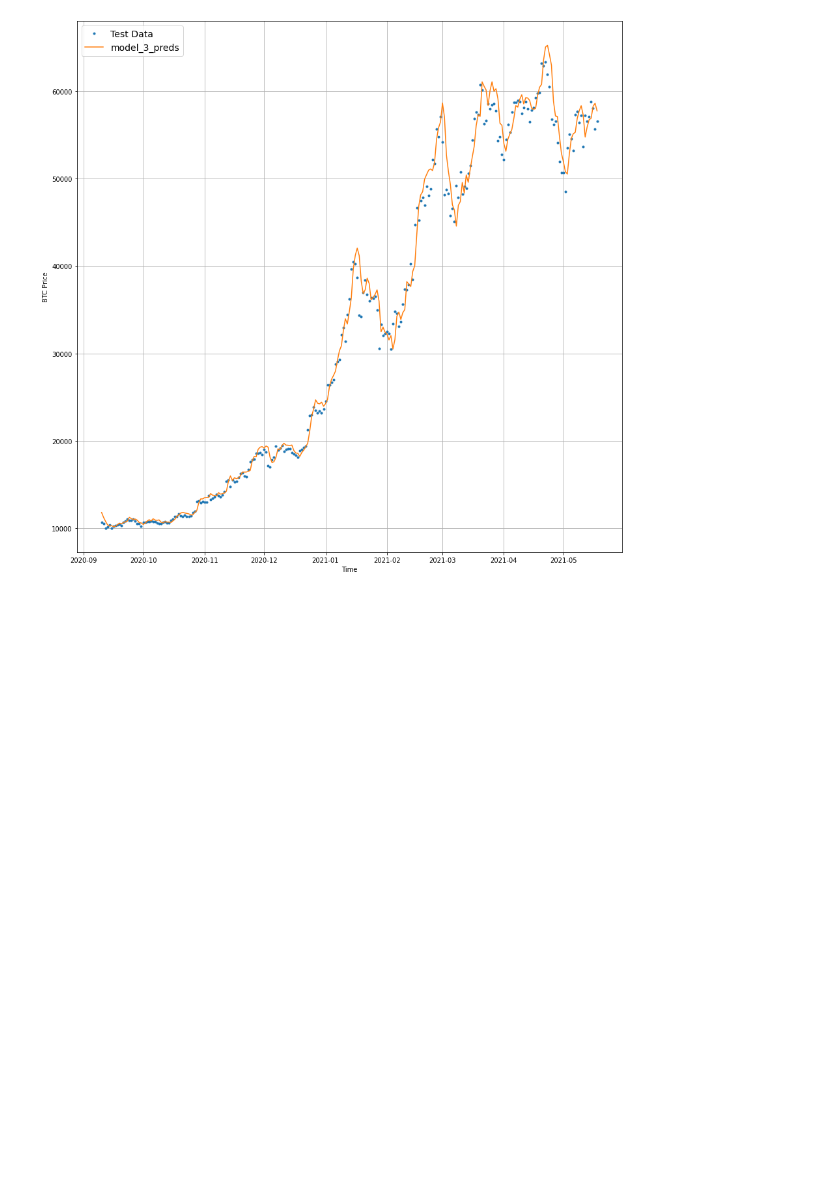
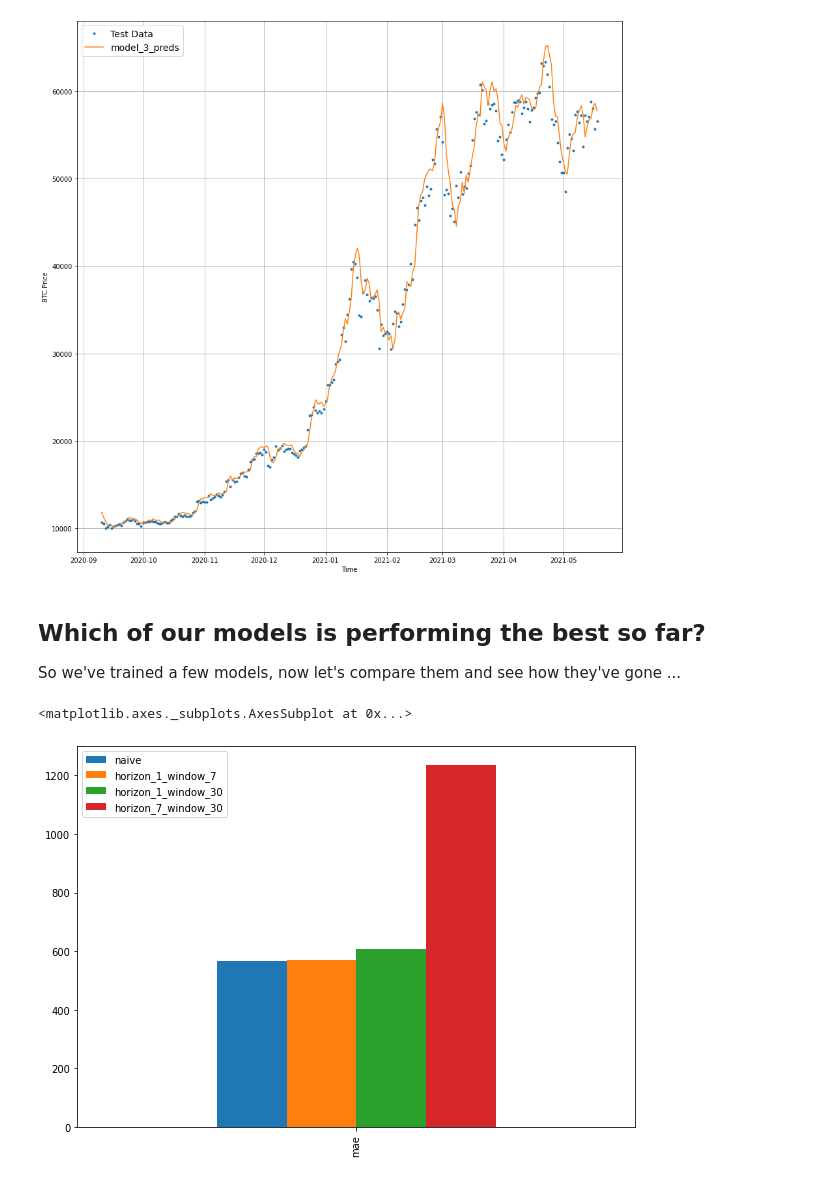
Before and after one commit to gvtsch/Udemy_TensorFlow_Certificate, a Jupyter notebook: 10_time_series_forecasting_with_TensorFlow.ipynb, the cells around one changed output. Drawn from its saved outputs; the diff is of its cells as text; code cells hidden in the pictures; blank space fills up the shorter version.

```diff
--- a/10_time_series_forecasting_with_TensorFlow.ipynb
+++ b/10_time_series_forecasting_with_TensorFlow.ipynb
@@ -1088,3 +1101,20 @@ plot_time_series(
 )
 # %% [output]
 [figure]
+# %% [markdown]
+## Which of our models is performing the best so far?
+
+So we've trained a few models, now let's compare them and see how they've gone ...
+# %%
+pd.DataFrame({
+    "naive": naive_results["mae"],
+    "horizon_1_window_7": model_1_results["mae"],
+    "horizon_1_window_30": model_2_results["mae"],
+    "horizon_7_window_30": model_3_results["mae"]},
+  index=["mae"]).plot(
+      figsize=(10, 7),
+      kind="bar"
+      )
+# %% [output]
+<matplotlib.axes._subplots.AxesSubplot at 0x...>
+[figure, added]
```
Also changed, not shown: parts of 6 cells of this notebook.
